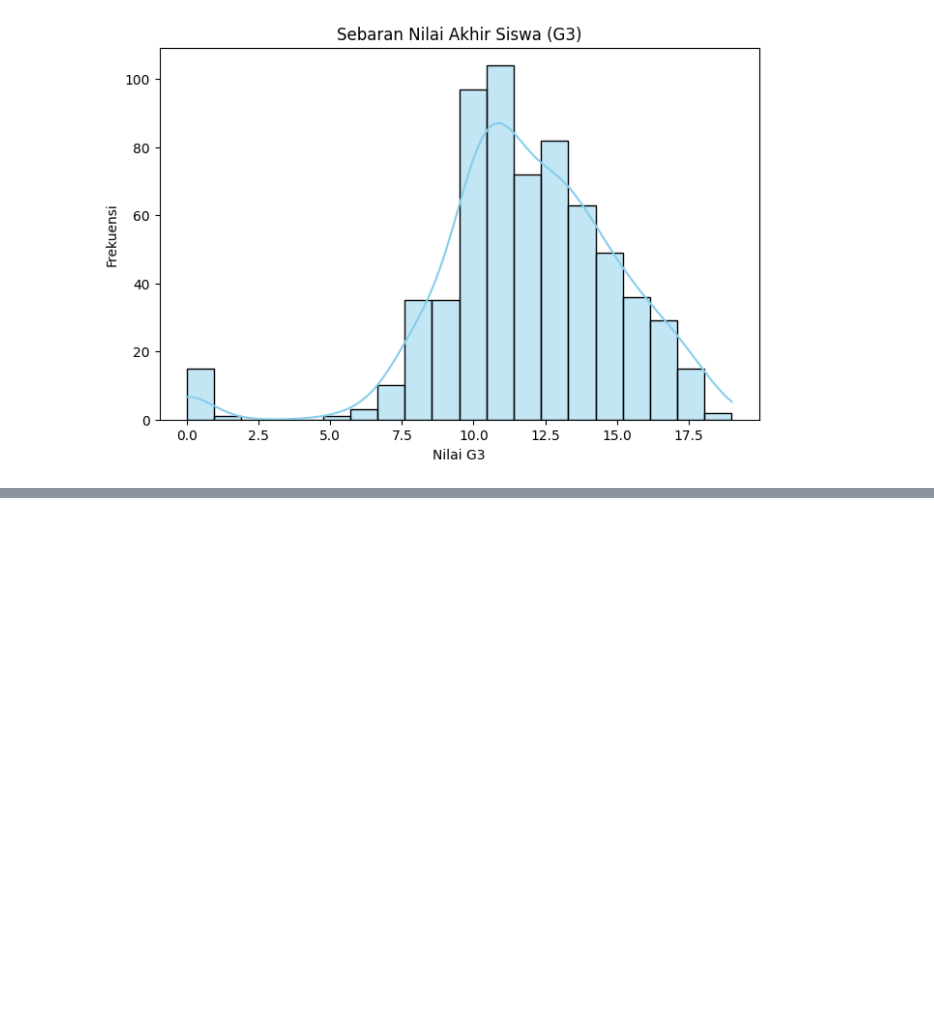
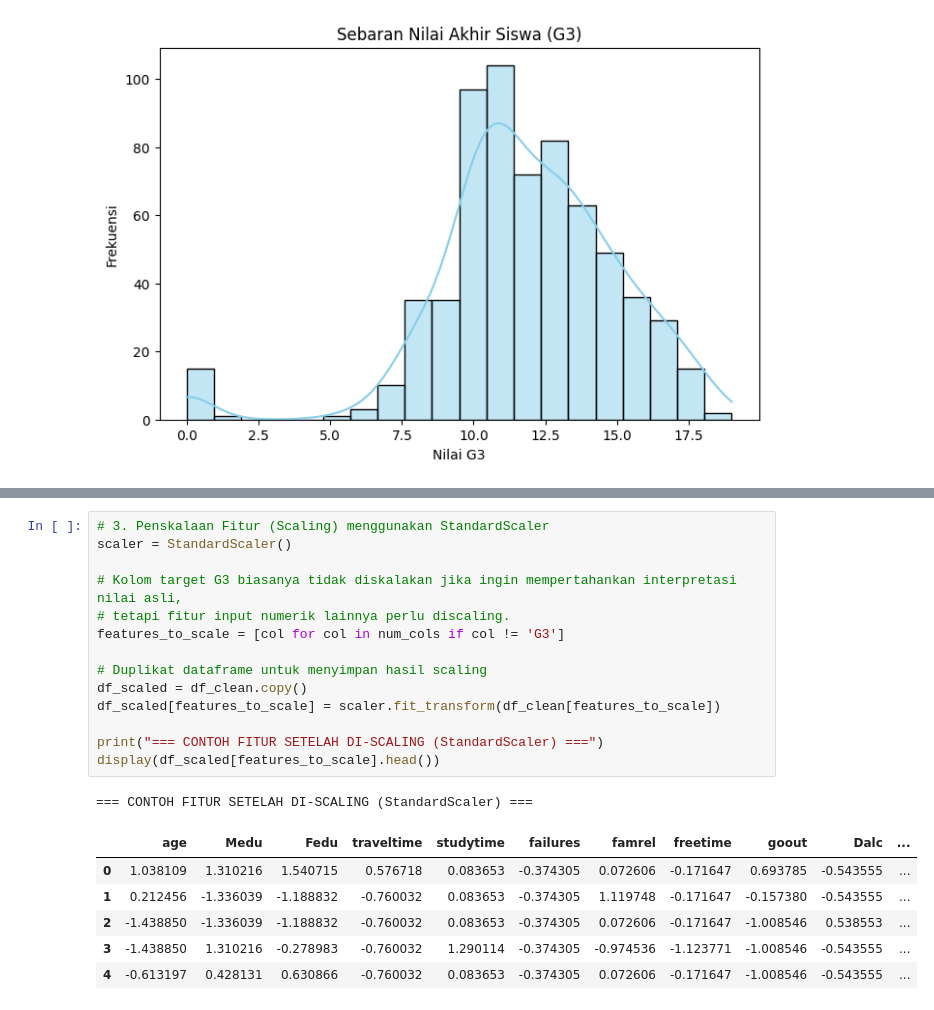
Before and after one commit to iindrisw/PROJEK-MACHINE-LEARNING-1, a Jupyter notebook: projek_machine_learning.ipynb, the cells around one changed output, grey strips where cells are left out. Cells and saved outputs as stored; diff of their text form; blank space fills up the shorter version.

```diff
--- a/projek_machine_learning.ipynb
+++ b/projek_machine_learning.ipynb
@@ -170,0 +214,22 @@ plt.show()
+# %%
+# 3. Penskalaan Fitur (Scaling) menggunakan StandardScaler
+scaler = StandardScaler()
+
+# Kolom target G3 biasanya tidak diskalakan jika ingin mempertahankan interpretasi nilai asli,
+# tetapi fitur input numerik lainnya perlu discaling.
+features_to_scale = [col for col in num_cols if col != 'G3']
+
+# Duplikat dataframe untuk menyimpan hasil scaling
+df_scaled = df_clean.copy()
+df_scaled[features_to_scale] = scaler.fit_transform(df_clean[features_to_scale])
+
+print("=== CONTOH FITUR SETELAH DI-SCALING (StandardScaler) ===")
+display(df_scaled[features_to_scale].head())
+# %% [output]
+=== CONTOH FITUR SETELAH DI-SCALING (StandardScaler) ===
+|  | age | Medu | Fedu | traveltime | studytime | failures | famrel | freetime | goout | Dalc | ... |
+| 0 | 1.038109 | 1.310216 | 1.540715 | 0.576718 | 0.083653 | -0.374305 | 0.072606 | -0.171647 | 0.693785 | -0.543555 | ... |
+| 1 | 0.212456 | -1.336039 | -1.188832 | -0.760032 | 0.083653 | -0.374305 | 1.119748 | -0.171647 | -0.157380 | -0.543555 | ... |
+| 2 | -1.438850 | -1.336039 | -1.188832 | -0.760032 | 0.083653 | -0.374305 | 0.072606 | -0.171647 | -1.008546 | 0.538553 | ... |
+| 3 | -1.438850 | 1.310216 | -0.278983 | -0.760032 | 1.290114 | -0.374305 | -0.974536 | -1.123771 | -1.008546 | -0.543555 | ... |
+| 4 | -0.613197 | 0.428131 | 0.630866 | -0.760032 | 0.083653 | -0.374305 | 0.072606 | -0.171647 | -1.008546 | -0.543555 | ... |
```
Also changed, not shown: parts of 4 cells of this notebook.
